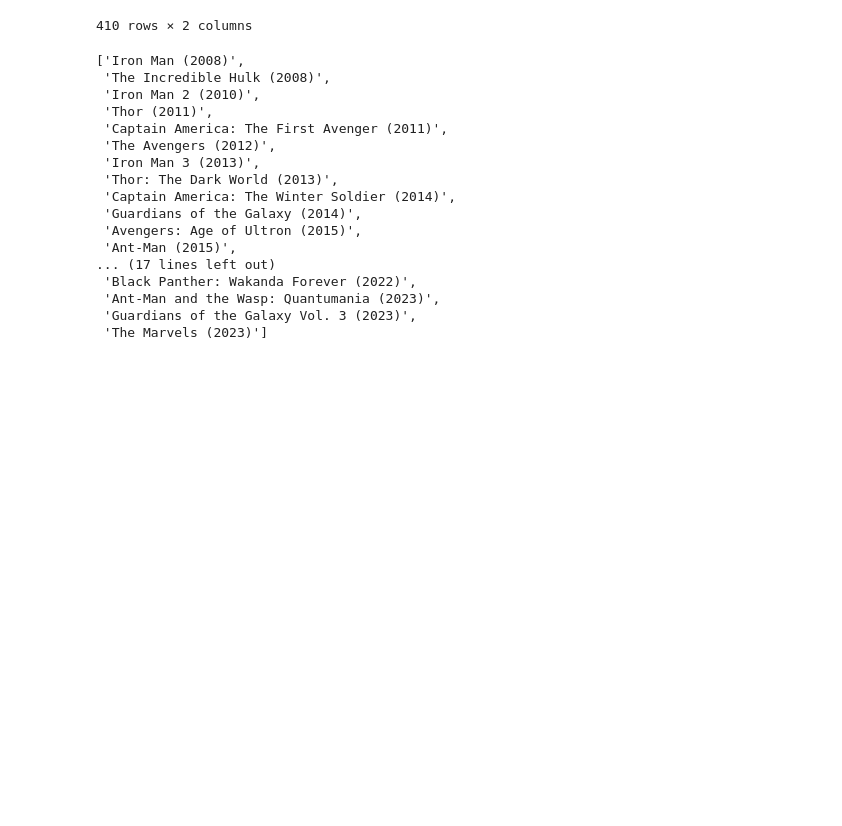
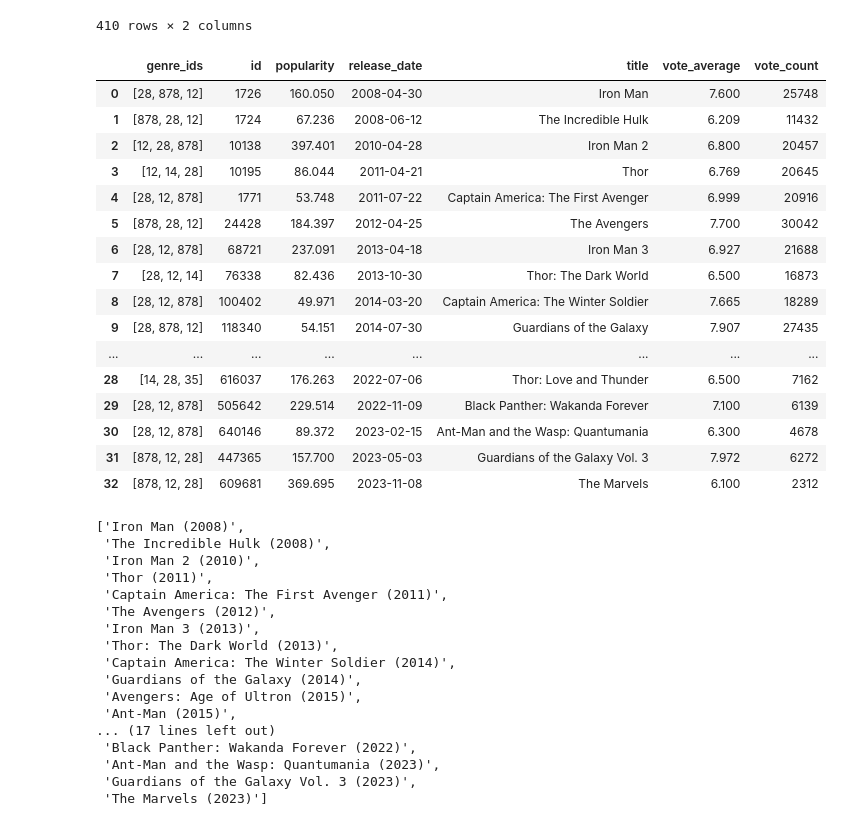
Before and after one commit to mlcuadra1/MBTI-movies-EDA, a Jupyter notebook: notebooks/Script 5 - char-movies-expansion.ipynb, the cells around one changed output. Cells and saved outputs as stored; diff of their text form; code cells hidden in the pictures; blank space fills up the shorter version.

Commit message:
Class pipeline I

```diff
--- a/notebooks/Script 5 - char-movies-expansion.ipynb
+++ b/notebooks/Script 5 - char-movies-expansion.ipynb
@@ -225,6 +190,95 @@ list_of_franchise_movies
 | 408 | Zombieland (Franchise) | Zombieland (2009) |
 | 409 | Zombieland (Franchise) | Zombieland: Double Tap (2019) |
 410 rows × 2 columns
+# %%
+class expanding_franchise_to_movielist:
+    def __init__(self, input):
+        self.input = input
+        self.movie_list_in_franchise = None
+        self.franchise_dict_list = []
+        self.failed_list = []
+        self.franchise_movie_id_list = []
+
+    def append_to_franchise_movies_list(self, item):
+        self.franchise_dict_list.append(item)
+
+    def append_to_failed_list(self, item):
+        self.failed_list.append(item)
+
+    def fetch_characters_in_franchise(self):
+        franchise_characters_mbti_df = characters_mbti_df[characters_mbti_df['movie']==self.input]
+
+        franchise_chars = list(franchise_characters_mbti_df['char'])
+
+        retain_chars = 'a-zA-Z0-9\s\-'
+
+        chars_in_franchise = pd.DataFrame({'char': franchise_chars, 'movie': self.input})
+        chars_in_franchise['char'] = chars_in_franchise['char'].str.replace(f'[^{retain_chars}]', '', regex=True)
+        return chars_in_franchise
+
+    def fetch_movies_in_franchise(self):
+        self.movie_list_in_franchise = list(list_of_franchise_movies[list_of_franchise_movies['franchise']==self.input]['movie'])
+        return self.movie_list_in_franchise
+
+    def fetch_movie_details(self):
+        franchise_dict_list = []
+        failed_list = []
+        for i, title in enumerate(self.movie_list_in_franchise):
+            try:
+                title_replace = title.replace(' ', '+')
+                split_title = title_replace.split('+(', maxsplit=1)
+                title_part = split_title[0]
+                year_part = split_title[1].replace(')', '')
+
+                url = 'https://api.themoviedb.org/3/search/movie?query=' + title_part + '&year=' + year_part + '&api_key=cbc000c0a9c6cfcd061ab27a3205b346'
+            except:
+                url = 'https://api.themoviedb.org/3/search/movie?query=' + title + '&api_key=cbc000c0a9c6cfcd061ab27a3205b346'
+
+            try:
+                response = requests.get(url, headers=headers)
+                data = response.json()
+
+                # While data above is a dictionary, it contains more dictionaries within it, so narrow down
+                movie_data = data['results'][0]
+                # print(i, movie_data['title'])
+                self.append_to_franchise_movies_list(movie_data)
+            except:
+                self.append_to_failed_list(title)
+                # print(i, 'Failed fetching ', split_title[0], len(failed_list))
+        return self.franchise_dict_list, self.failed_list
+
+    def franchise_movies_pipeline(self):
+        franchise_details_df = pd.DataFrame(data=self.franchise_dict_list)
+        franchise_details_df.drop(columns=['adult', 'backdrop_path', 'original_language', 'original_title', 'overview', 'poster_path', 'video'], inplace=True)
+        self.franchise_movie_id_list = list(franchise_details_df['id'])
+        return franchise_details_df
+
+
+
+
+mcu = expanding_franchise_to_movielist('MCU')
+mcu.fetch_characters_in_franchise()
+mcu_movies_list = mcu.fetch_movies_in_franchise()
+mcu_df, mcu_missing = mcu.fetch_movie_details()
+mcu.franchise_movies_pipeline()
+# %% [output]
+|  | genre_ids | id | popularity | release_date | title | vote_average | vote_count |
+| 0 | [28, 878, 12] | 1726 | 160.050 | 2008-04-30 | Iron Man | 7.600 | 25748 |
+| 1 | [878, 28, 12] | 1724 | 67.236 | 2008-06-12 | The Incredible Hulk | 6.209 | 11432 |
+| 2 | [12, 28, 878] | 10138 | 397.401 | 2010-04-28 | Iron Man 2 | 6.800 | 20457 |
+| 3 | [12, 14, 28] | 10195 | 86.044 | 2011-04-21 | Thor | 6.769 | 20645 |
+| 4 | [28, 12, 878] | 1771 | 53.748 | 2011-07-22 | Captain America: The First Avenger | 6.999 | 20916 |
+| 5 | [878, 28, 12] | 24428 | 184.397 | 2012-04-25 | The Avengers | 7.700 | 30042 |
+| 6 | [28, 12, 878] | 68721 | 237.091 | 2013-04-18 | Iron Man 3 | 6.927 | 21688 |
+| 7 | [28, 12, 14] | 76338 | 82.436 | 2013-10-30 | Thor: The Dark World | 6.500 | 16873 |
+| 8 | [28, 12, 878] | 100402 | 49.971 | 2014-03-20 | Captain America: The Winter Soldier | 7.665 | 18289 |
+| 9 | [28, 878, 12] | 118340 | 54.151 | 2014-07-30 | Guardians of the Galaxy | 7.907 | 27435 |
+| ... | ... | ... | ... | ... | ... | ... | ... |
+| 28 | [14, 28, 35] | 616037 | 176.263 | 2022-07-06 | Thor: Love and Thunder | 6.500 | 7162 |
+| 29 | [28, 12, 878] | 505642 | 229.514 | 2022-11-09 | Black Panther: Wakanda Forever | 7.100 | 6139 |
+| 30 | [28, 12, 878] | 640146 | 89.372 | 2023-02-15 | Ant-Man and the Wasp: Quantumania | 6.300 | 4678 |
+| 31 | [878, 12, 28] | 447365 | 157.700 | 2023-05-03 | Guardians of the Galaxy Vol. 3 | 7.972 | 6272 |
+| 32 | [878, 12, 28] | 609681 | 369.695 | 2023-11-08 | The Marvels | 6.100 | 2312 |
 # %%
 def fetch_movies_in_franchise(franchise_name):
     return list(list_of_franchise_movies[list_of_franchise_movies['franchise']=='MCU']['movie'])
```
Also changed, not shown: parts of 2 cells of this notebook.
